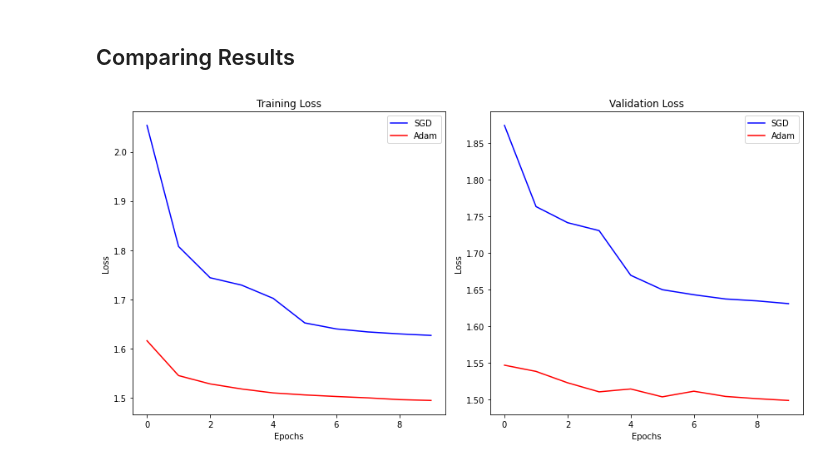
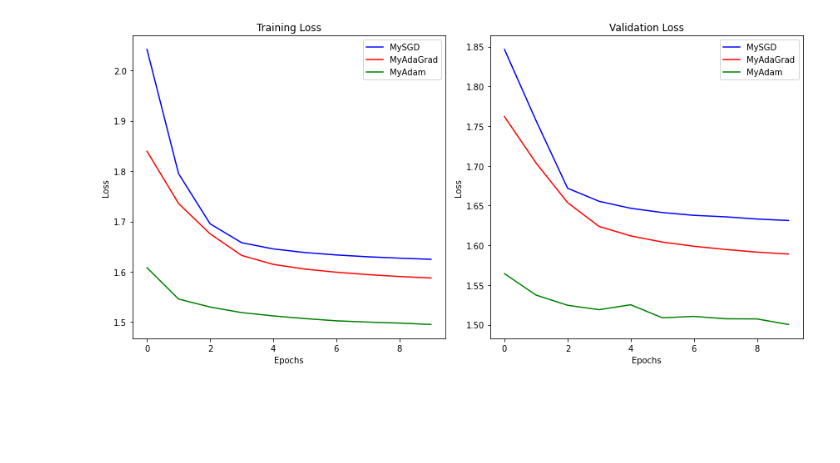
Before and after one commit to b-turan/deeplearning-co-at-work2024, a Jupyter notebook: main.ipynb, the cells around one changed output. Cells and saved outputs as stored; diff of their text form; code cells hidden in the pictures; blank space fills up the shorter version.

Commit message:
update main and images

```diff
--- a/main.ipynb
+++ b/main.ipynb
@@ -77,11 +107,18 @@ class SimpleNN(nn.Module):
         x = self.flatten(x)
         x = F.relu(self.fc1(x))
         x = self.fc2(x)
-        return F.softmax(x, dim=1)
+        return x
 
 # Create an instance of the model and move it to the device
 model = SimpleNN().to(device)
 print(model)
+
+# Loop over the parameters
+for name, param in model.named_parameters():
+    print(f"Name: {name}, Shape: {param.shape}")
+
+for param in model.parameters():
+    print(param.shape)
 # %% [output]
 SimpleNN(
   (flatten): Flatten(start_dim=1, end_dim=-1)
@@ -131,20 +627,19 @@ def evaluate_model(model, dataloader, criterion, device):
 # %%
 # Set hyperparameters
-learning_rate = 0.01
-num_epochs = 10
+learning_rate = 0.001
 
 # Initialize model and optimizer
-model_sgd = SimpleNN().to(device)
-optimizer_sgd = torch.optim.SGD(model_sgd.parameters(), lr=learning_rate)
+model_adam = SimpleNN().to(device)
+# optimizer_adam = torch.optim.Adam(model_adam.parameters(), lr=learning_rate)
+optimizer_adam = MyAdam(model_adam.parameters(), lr=learning_rate)
+# Train model
+train_loss_adam = []
+val_loss_adam = []
+for epoch in range(num_epochs):
+    loss = train_model(model_adam, train_loader, optimizer_adam, criterion, device)
+    train_loss_adam.append(loss)
 
-# Train model
-train_loss_sgd = []
-val_loss_sgd = []
-for epoch in range(num_epochs):
-    loss = train_model(model_sgd, train_loader, optimizer_sgd, criterion, device)
-    train_loss_sgd.append(loss)
-
-    val_loss, val_accuracy = evaluate_model(model_sgd, val_loader, criterion, device)
-    val_loss_sgd.append(val_loss)
+    val_loss, val_accuracy = evaluate_model(model_adam, val_loader, criterion, device)
+    val_loss_adam.append(val_loss)
     print(f"Epoch {epoch + 1}/{num_epochs}, Training Loss: {loss:.4f}, Validation Loss: {val_loss:.4f}, Validation Accuracy: {val_accuracy:.4f}")
 # %% [output]
@@ -192,26 +656,26 @@ Epoch 10/10, Training Loss: 1.4944, Validation Loss: 1.4984, Validation Accuracy
-# %% [markdown]
-## Comparing Results
 # %%
 # Plot the results
 plt.figure(figsize=(12, 6))
 
 plt.subplot(1, 2, 1)
-plt.plot(train_loss_sgd, label="SGD", color='blue')
-plt.plot(train_loss_adam, label="Adam", color='red')
+plt.plot(train_loss_sgd, label="MySGD", color='blue')
+plt.plot(train_loss_adagrad, label="MyAdaGrad", color='red')
+plt.plot(train_loss_adam, label="MyAdam", color='green')
 plt.title("Training Loss")
 plt.xlabel("Epochs")
 plt.ylabel("Loss")
 plt.legend()
 
 plt.subplot(1, 2, 2)
-plt.plot(val_loss_sgd, label="SGD", color='blue')
-plt.plot(val_loss_adam, label="Adam", color='red')
+plt.plot(val_loss_sgd, label="MySGD", color='blue')
+plt.plot(val_loss_adagrad, label="MyAdaGrad", color='red')
+plt.plot(val_loss_adam, label="MyAdam", color='green')
 plt.title("Validation Loss")
 plt.xlabel("Epochs")
 plt.ylabel("Loss")
 plt.legend()
 
 plt.tight_layout()
 plt.show()
 # %% [output]
-[figure, old version]
+[figure, new version]
```
Also changed, not shown: parts of 38 cells of this notebook, 3 other files.
